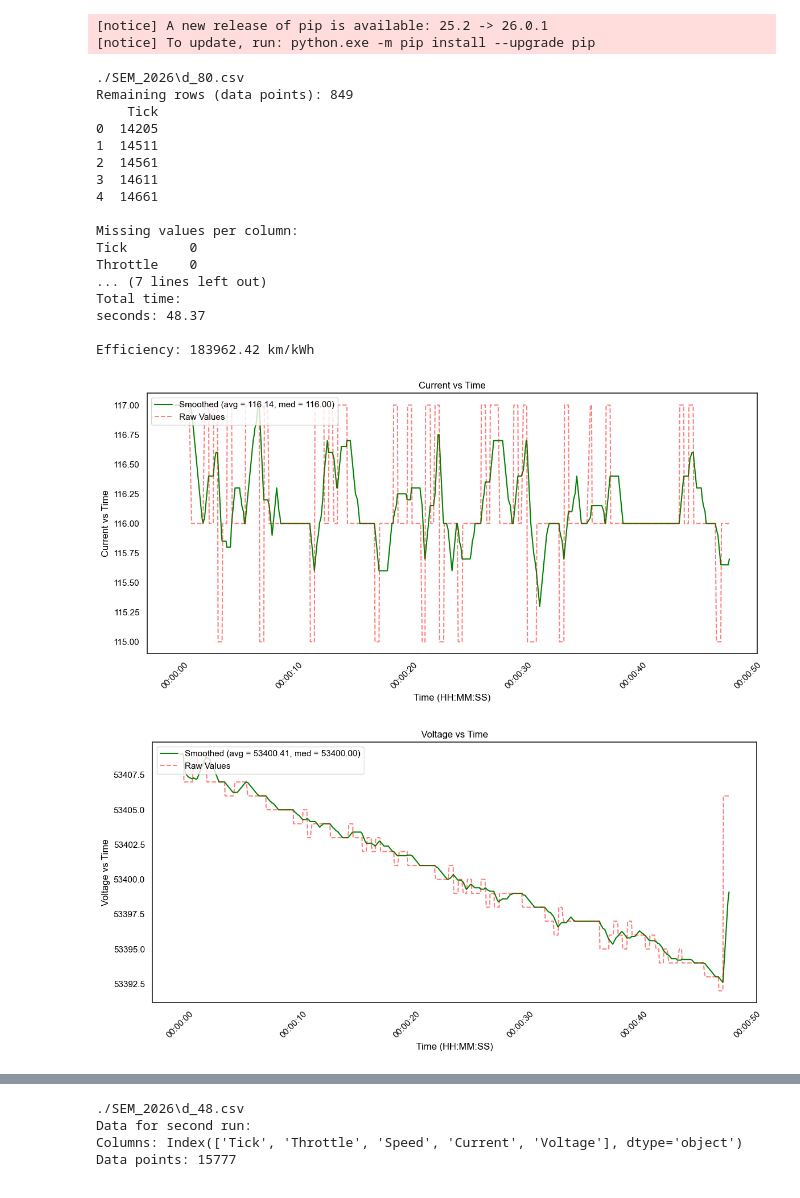
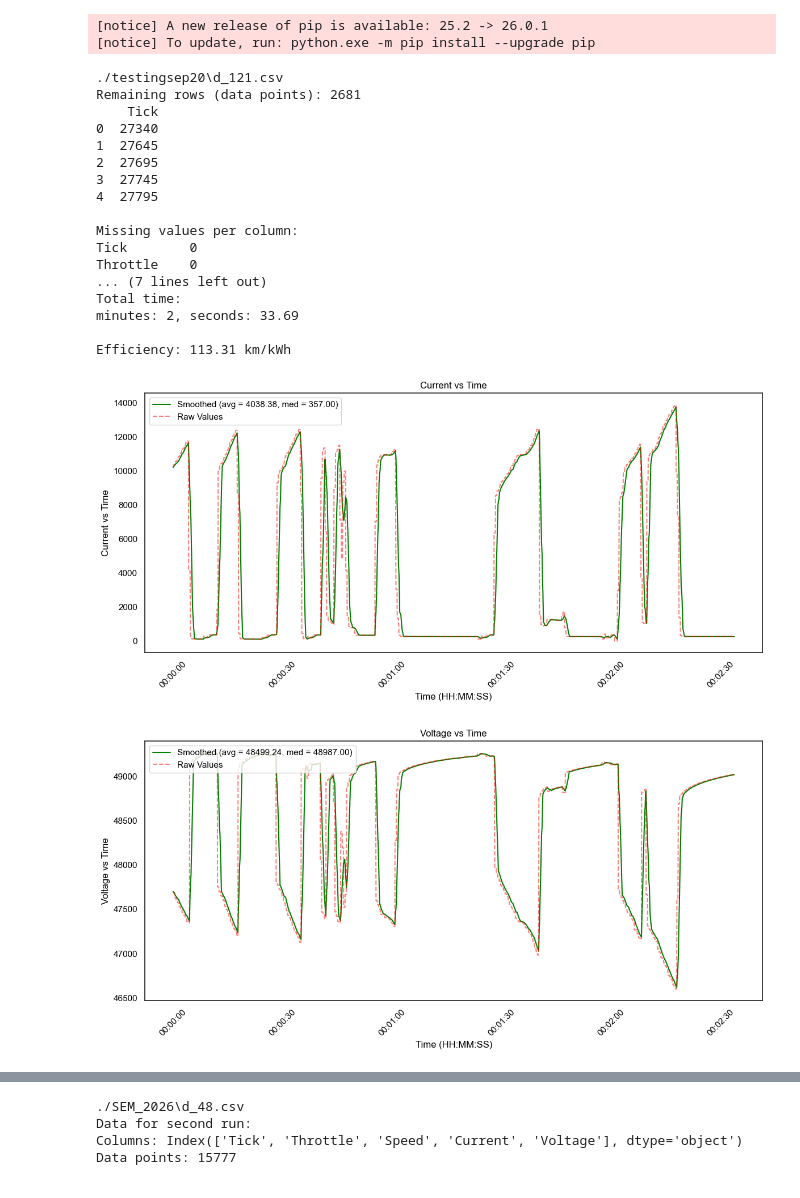
Before and after one commit to UOSupermileage/UOSM-TelemetryDataProcessing, a Jupyter notebook: new/CustomTelemetry.ipynb, the cells around one changed output, grey strips where cells are left out. Cells and saved outputs as stored; diff of their text form; code cells hidden in the pictures.

Commit message:
added data

```diff
--- a/new/CustomTelemetry.ipynb
+++ b/new/CustomTelemetry.ipynb
@@ -41,14 +41,15 @@ sns.set(style='white')  # light background
 # data_folder = f'./{date}/'
 # file = f'{date}-{time}.csv'
 # path = os.path.join(data_folder, file)
-data_folder = './SEM_2026'
-num = 80 # dataset number for processing
+data_folder = './testingsep20'
+num = 121 # dataset number for processing
 file = f'd_{num}.csv'
 path = os.path.join(data_folder, file)
 print(path)
 delimiter = ',' # seperator used in data
 start_row = 0 # data startpoint
-distance = 15.33 # Distance in km, used for efficiency calculation
+distance_m = (188*5)/10**3
+distance = distance_m # Distance in km, used for efficiency calculation
 Ticks = True  # Set to False if did not correct ticks
 start_throttle = 0.1  # Minimum throttle to start plotting
 throttle_start_flag = False
@@ -154,41 +155,41 @@ for col in columns_to_plot:
             ax.scatter(x[outliers], y[outliers], color = 'blue', label = 'Outliers')
 
         # Labeling and formatting
         ax.set_xlabel("Time (HH:MM:SS)", color='black')
         ax.set_ylabel(f"{col} vs Time", color='black')
         ax.set_title(f"{col} vs Time", color='black')
         ax.tick_params(axis = 'x', colors = 'black', rotation = 45)
         ax.tick_params(axis = 'y', colors = 'black')
 
         ax.xaxis.set_major_locator(mdates.AutoDateLocator())
         ax.xaxis.set_major_formatter(mdates.DateFormatter('%H:%M:%S'))
 
         # Legend in black
         legend = ax.legend(loc = 'upper left')
         for text in legend.get_texts():
             text.set_color('black')
 
         plt.tight_layout()
         plt.show()
     else:
         print(f"Column '{col}' not found in dataset.")
 # %% [output]
-./SEM_2026\d_80.csv
-Remaining rows (data points): 849
+./testingsep20\d_121.csv
+Remaining rows (data points): 2681
     Tick
-0  14205
-1  14511
-2  14561
-3  14611
-4  14661
+0  27340
+1  27645
+2  27695
+3  27745
+4  27795
 
 Missing values per column:
 Tick        0
 Throttle    0
 ... (7 lines left out)
 Total time:
-seconds: 48.37
+minutes: 2, seconds: 33.69
 
-Efficiency: 183962.42 km/kWh
+Efficiency: 113.31 km/kWh
-[figure, old version]
+[figure, new version]
-[figure, old version]
+[figure, new version]
```
Also changed, not shown: parts of 1 cell of this notebook.
